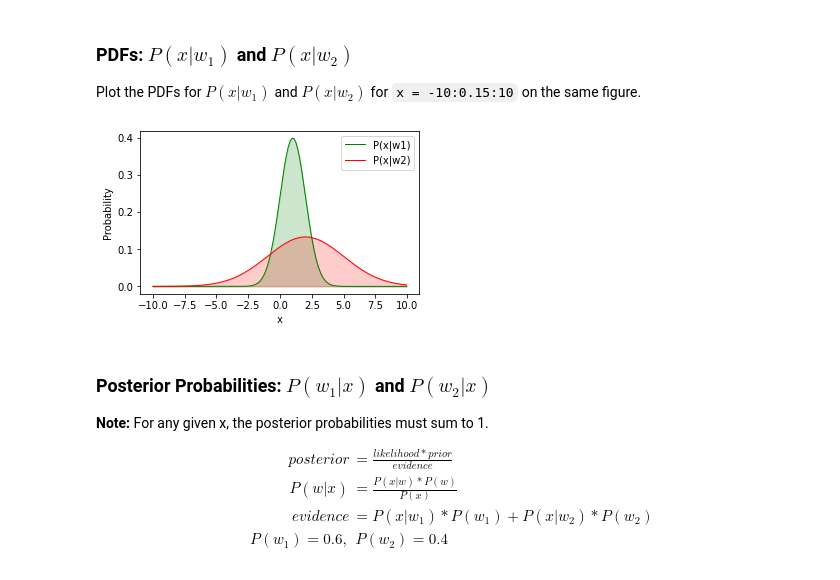
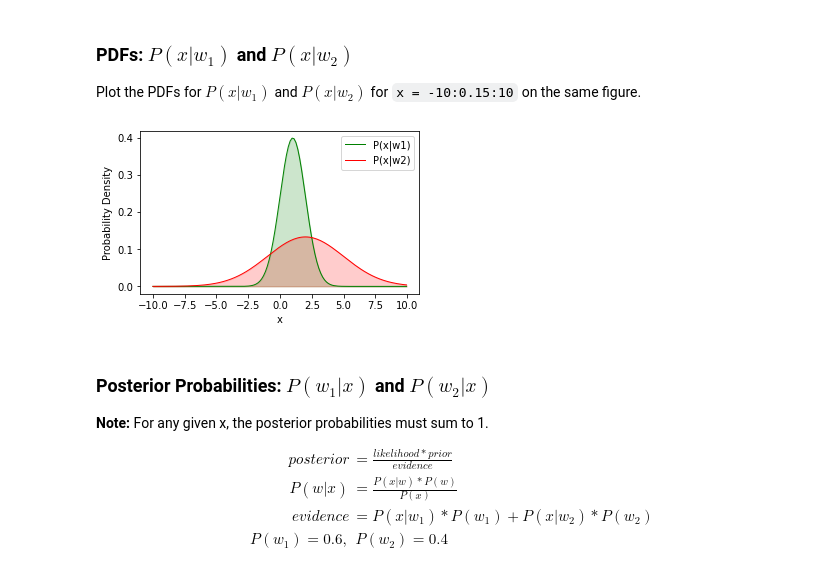
Before and after one commit to Kabilan108/drexel-coursework, a Jupyter notebook: bmes547/2_bayes/homework/hwbayes.ipynb, the cells around one changed output. Drawn from its saved outputs; the diff is of its cells as text; code cells hidden in the pictures.

```diff
--- a/bmes547/2_bayes/homework/hwbayes.ipynb
+++ b/bmes547/2_bayes/homework/hwbayes.ipynb
@@ -58,19 +57,19 @@ Plot the PDFs for $P(x|w_1)$ and $P(x|w_2)$ for `x = -10:0.15:10` on the same
 figure.
 # %%
 # Define x range and distributions
-x = np.arange(-10, 10, 0.15)
-Pxw1 = N(x, 1, 1)
-Pxw2 = N(x, 2, 3)
+xrng = np.arange(-10, 10, 0.15)
+Pxw1 = N(xrng, 1, 1)
+Pxw2 = N(xrng, 2, 3)
 
 # PLot the PDFs P(x|w1) and P(x|w2)
 fig, ax = plt.subplots(figsize=(5, 3))
-plot_dist(x, Pxw1, 'green', 'P(x|w1)', ax)
-plot_dist(x, Pxw2, 'red', 'P(x|w2)', ax)
+plot_dist(xrng, Pxw1, 'green', 'P(x|w1)', ax)
+plot_dist(xrng, Pxw2, 'red', 'P(x|w2)', ax)
 ax.set_xlabel('x')
-ax.set_ylabel('Probability')
+ax.set_ylabel('Probability Density')
 plt.legend();
 # %% [output]
-[figure, old version]
+[figure, new version]
 # %% [markdown]
 ### Posterior Probabilities: $P(w_1|x)$ and $P(w_2|x)$
 
```
Also changed, not shown: parts of 18 cells of this notebook, 2 other files.
